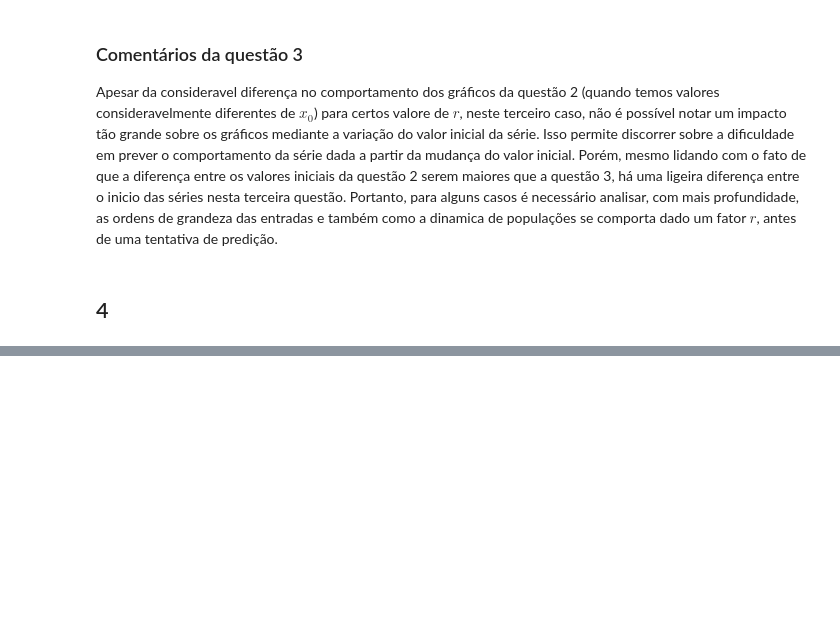
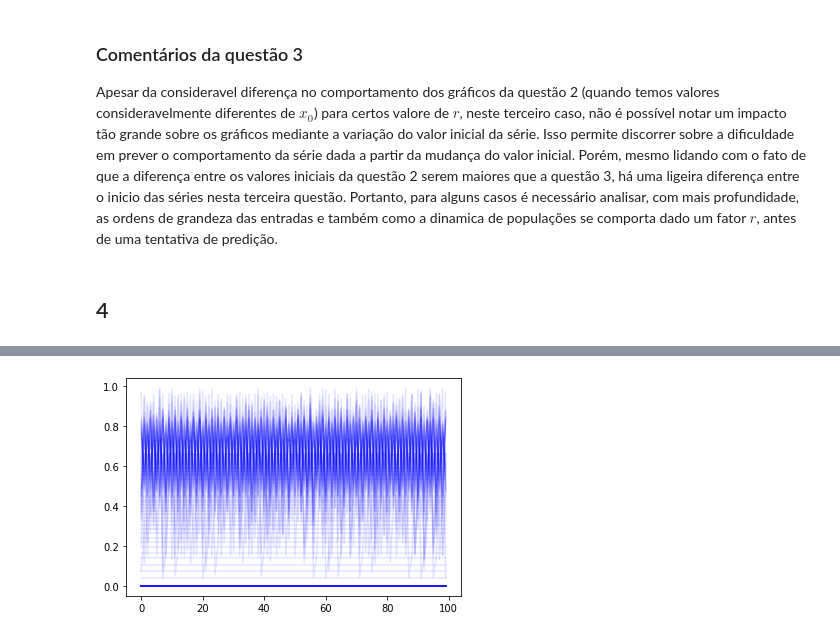
Before and after one commit to vrjuliao/BCC, a Jupyter notebook: fisica-estatistica-computacional/01-caos/Caos.ipynb, the cells around one changed output, grey strips where cells are left out. Saved outputs shown, nothing was run; the diff lists cells and outputs as text; code cells hidden in the pictures; blank space fills up the shorter version.

```diff
--- a/fisica-estatistica-computacional/01-caos/Caos.ipynb
+++ b/fisica-estatistica-computacional/01-caos/Caos.ipynb
@@ -178,0 +177,13 @@ plt.show()
+# %%
+incr = (4 - 1e-5)/1e2
+r_curr = 1e-5
+q4_res = []
+
+while(r_curr < 4):
+    x = pop_dynamic(0.3, [r_curr], 1000)
+    plt.plot(x[0, -100:], 'b', alpha=0.1)
+    r_curr += incr
+# plt.ylim(.8, 1)
+plt.show()
+# %% [output]
+[figure, added]
```
Also changed, not shown: parts of 4 cells of this notebook.
